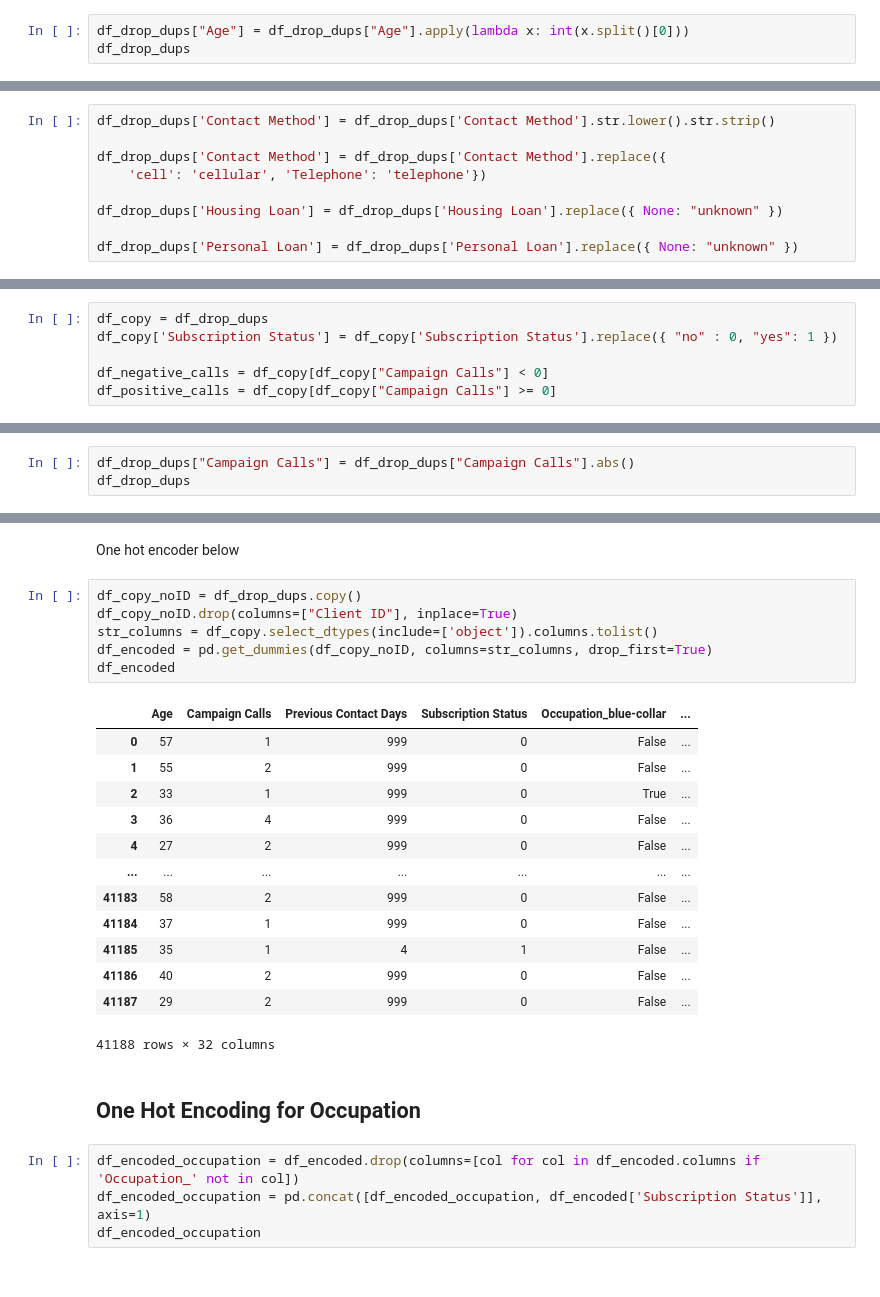
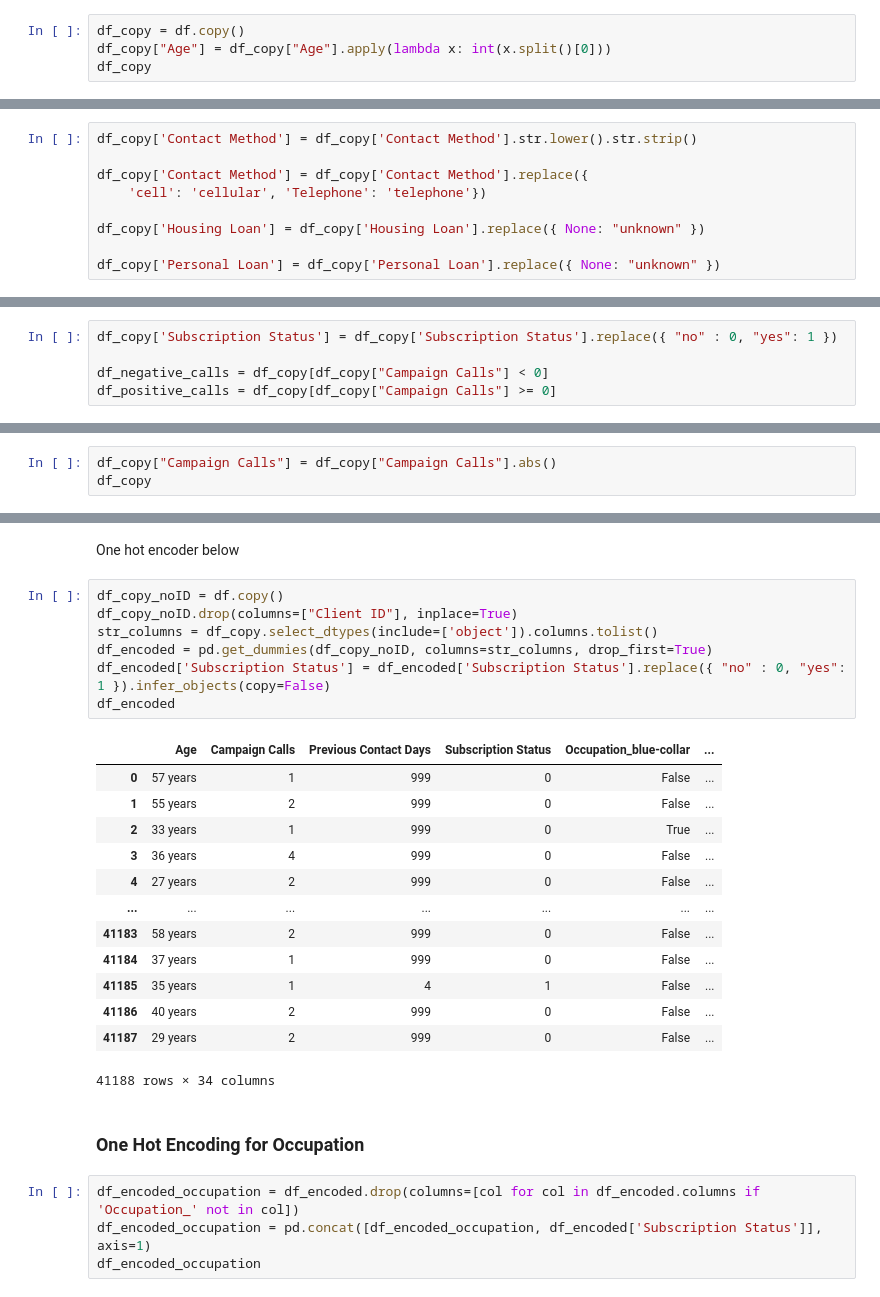
Before and after one commit to JadeWong00/AI-SOLUTION-DEVELOPMENT-PROJECT, a Jupyter notebook: eda.ipynb, the cells around one changed output, grey strips where cells are left out. Saved outputs shown, nothing was run; the diff lists cells and outputs as text.

```diff
--- a/eda.ipynb
+++ b/eda.ipynb
@@ -93,8 +95,9 @@ for tag in list(df_drop_dups.columns):
 # %% [markdown]
 This is to check the type of tags within the information
 # %%
-df_drop_dups["Age"] = df_drop_dups["Age"].apply(lambda x: int(x.split()[0]))
-df_drop_dups
+df_copy = df.copy()
+df_copy["Age"] = df_copy["Age"].apply(lambda x: int(x.split()[0]))
+df_copy
 # %% [output]
 |  | Client ID | Age | Occupation | Marital Status | Education Level | Credit Default | Housing Loan | ... |
 | 0 | 32885 | 57 | technician | married | high.school | no | no | ... |
@@ -110,12 +113,12 @@ df_drop_dups
 | 41187 | 15796 | 29 | admin. | single | university.degree | no | yes | ... |
 41188 rows × 12 columns
 # %%
-df_drop_dups['Contact Method'] = df_drop_dups['Contact Method'].str.lower().str.strip()
+df_copy['Contact Method'] = df_copy['Contact Method'].str.lower().str.strip()
 
-df_drop_dups['Contact Method'] = df_drop_dups['Contact Method'].replace({
+df_copy['Contact Method'] = df_copy['Contact Method'].replace({
     'cell': 'cellular', 'Telephone': 'telephone'})
 
-df_drop_dups['Housing Loan'] = df_drop_dups['Housing Loan'].replace({ None: "unknown" })
+df_copy['Housing Loan'] = df_copy['Housing Loan'].replace({ None: "unknown" })
 
-df_drop_dups['Personal Loan'] = df_drop_dups['Personal Loan'].replace({ None: "unknown" })
+df_copy['Personal Loan'] = df_copy['Personal Loan'].replace({ None: "unknown" })
 # %%
@@ -150,7 +145,6 @@ yes         8595
 no          7411
 Name: count, dtype: int64
 # %%
-df_copy = df_drop_dups
 df_copy['Subscription Status'] = df_copy['Subscription Status'].replace({ "no" : 0, "yes": 1 })
 
 df_negative_calls = df_copy[df_copy["Campaign Calls"] < 0]
@@ -178,8 +172,8 @@ fig.show()
 # %% [output]
 [figure]
 # %%
-df_drop_dups["Campaign Calls"] = df_drop_dups["Campaign Calls"].abs()
-df_drop_dups
+df_copy["Campaign Calls"] = df_copy["Campaign Calls"].abs()
+df_copy
 # %% [output]
 |  | Client ID | Age | Occupation | Marital Status | Education Level | Credit Default | Housing Loan | ... |
 | 0 | 32885 | 57 | technician | married | high.school | no | no | ... |
@@ -242,27 +235,28 @@ sns.heatmap(df_label_encoded.corr(numeric_only=True), annot=True, fmt=".2f")
 # %% [markdown]
 One hot encoder below
 # %%
-df_copy_noID = df_drop_dups.copy()
+df_copy_noID = df.copy()
 df_copy_noID.drop(columns=["Client ID"], inplace=True)
 str_columns = df_copy.select_dtypes(include=['object']).columns.tolist()
 df_encoded = pd.get_dummies(df_copy_noID, columns=str_columns, drop_first=True)
+df_encoded['Subscription Status'] = df_encoded['Subscription Status'].replace({ "no" : 0, "yes": 1 }).infer_objects(copy=False)
 df_encoded
 # %% [output]
 |  | Age | Campaign Calls | Previous Contact Days | Subscription Status | Occupation_blue-collar | ... |
-| 0 | 57 | 1 | 999 | 0 | False | ... |
-| 1 | 55 | 2 | 999 | 0 | False | ... |
-| 2 | 33 | 1 | 999 | 0 | True | ... |
-| 3 | 36 | 4 | 999 | 0 | False | ... |
-| 4 | 27 | 2 | 999 | 0 | False | ... |
+| 0 | 57 years | 1 | 999 | 0 | False | ... |
+| 1 | 55 years | 2 | 999 | 0 | False | ... |
+| 2 | 33 years | 1 | 999 | 0 | True | ... |
+| 3 | 36 years | 4 | 999 | 0 | False | ... |
+| 4 | 27 years | 2 | 999 | 0 | False | ... |
 | ... | ... | ... | ... | ... | ... | ... |
-| 41183 | 58 | 2 | 999 | 0 | False | ... |
-| 41184 | 37 | 1 | 999 | 0 | False | ... |
-| 41185 | 35 | 1 | 4 | 1 | False | ... |
-| 41186 | 40 | 2 | 999 | 0 | False | ... |
-| 41187 | 29 | 2 | 999 | 0 | False | ... |
+| 41183 | 58 years | 2 | 999 | 0 | False | ... |
+| 41184 | 37 years | 1 | 999 | 0 | False | ... |
+| 41185 | 35 years | 1 | 4 | 1 | False | ... |
+| 41186 | 40 years | 2 | 999 | 0 | False | ... |
+| 41187 | 29 years | 2 | 999 | 0 | False | ... |
-41188 rows × 32 columns
+41188 rows × 34 columns
 # %% [markdown]
-## One Hot Encoding for Occupation
+### One Hot Encoding for Occupation
 # %%
 df_encoded_occupation = df_encoded.drop(columns=[col for col in df_encoded.columns if 'Occupation_' not in col])
 df_encoded_occupation = pd.concat([df_encoded_occupation, df_encoded['Subscription Status']], axis=1)
```
Also changed, not shown: parts of 46 cells of this notebook.
